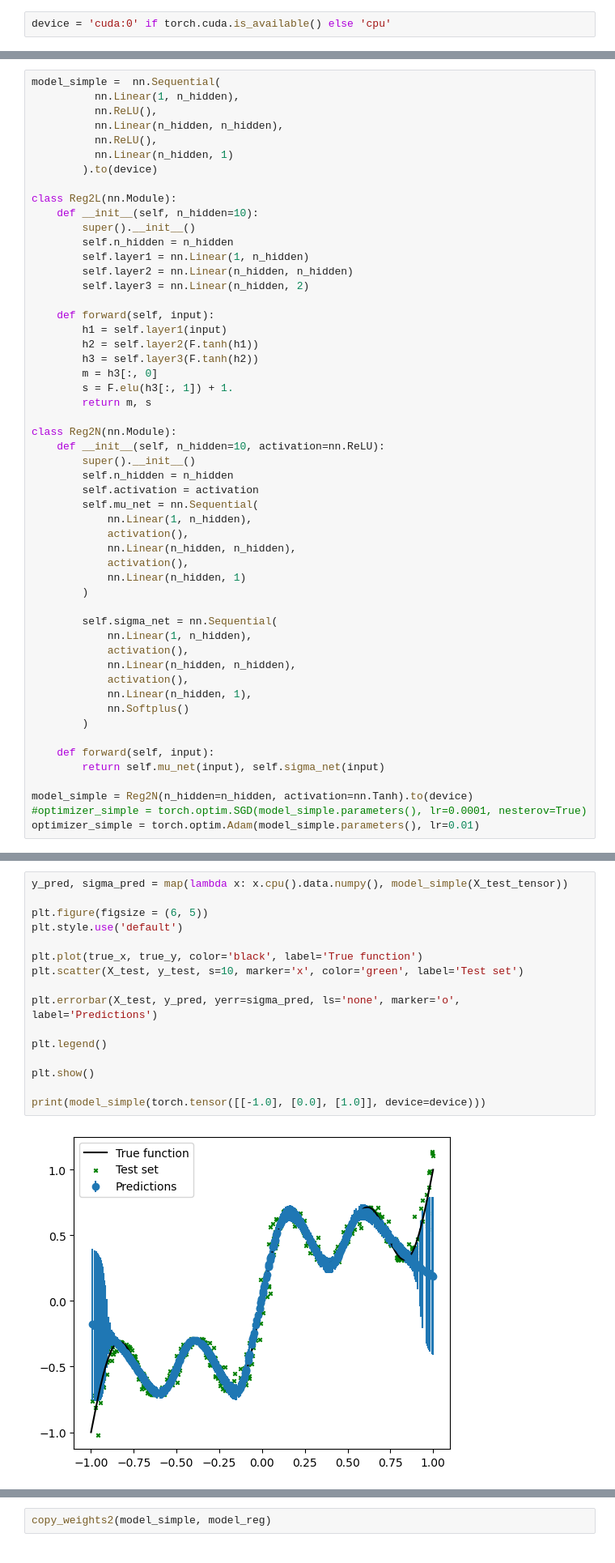
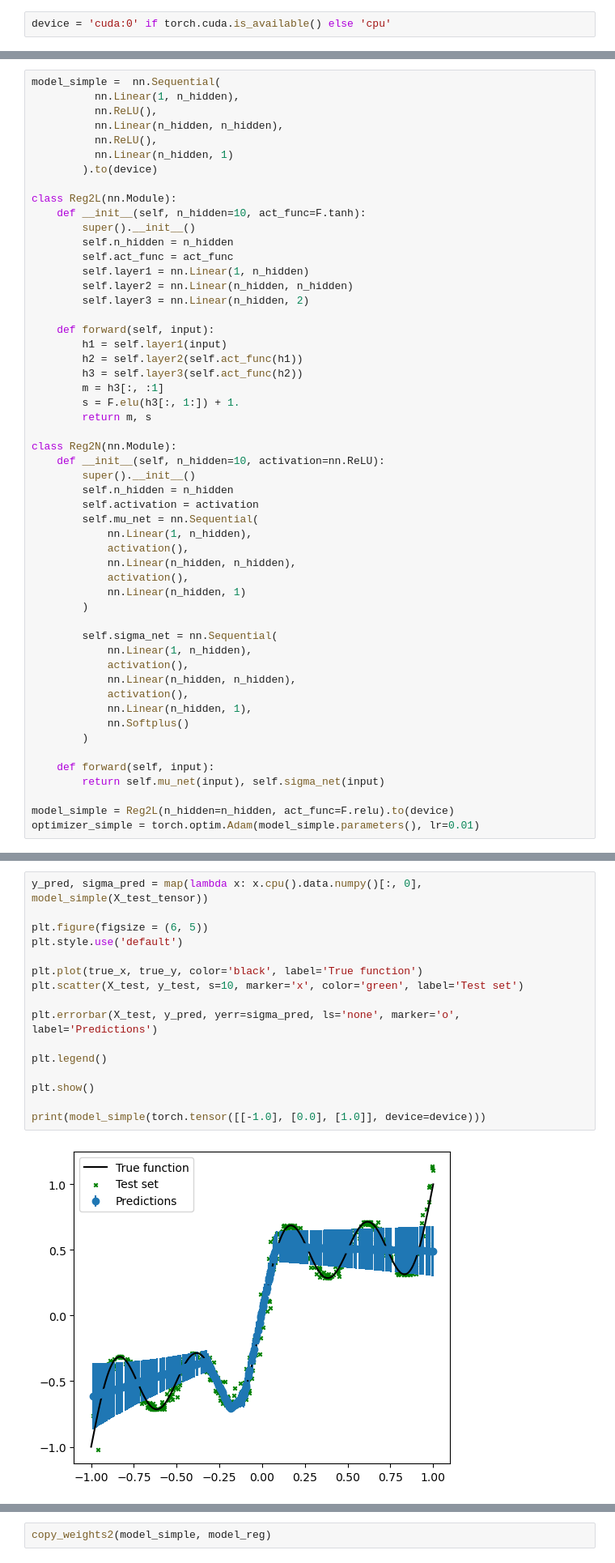
Before and after one commit to jetsnguns/bayesnn, a Jupyter notebook: bnn_reg_full.ipynb, the cells around one changed output, grey strips where cells are left out. Shown at 81% size. Saved outputs shown, nothing was run; the diff lists cells and outputs as text.

```diff
--- a/bnn_reg_full.ipynb
+++ b/bnn_reg_full.ipynb
@@ -175,19 +180,20 @@ model_simple =  nn.Sequential(
         ).to(device)
 
 class Reg2L(nn.Module):
-    def __init__(self, n_hidden=10):
+    def __init__(self, n_hidden=10, act_func=F.tanh):
         super().__init__()
         self.n_hidden = n_hidden
+        self.act_func = act_func
         self.layer1 = nn.Linear(1, n_hidden)
         self.layer2 = nn.Linear(n_hidden, n_hidden)
         self.layer3 = nn.Linear(n_hidden, 2)
 
     def forward(self, input):
         h1 = self.layer1(input)
-        h2 = self.layer2(F.tanh(h1))
-        h3 = self.layer3(F.tanh(h2))
-        m = h3[:, 0]
-        s = F.elu(h3[:, 1]) + 1.
+        h2 = self.layer2(self.act_func(h1))
+        h3 = self.layer3(self.act_func(h2))
+        m = h3[:, :1]
+        s = F.elu(h3[:, 1:]) + 1.
         return m, s
 
 class Reg2N(nn.Module):
@@ -215,8 +221,7 @@ class Reg2N(nn.Module):
     def forward(self, input):
         return self.mu_net(input), self.sigma_net(input)
 
-model_simple = Reg2N(n_hidden=n_hidden, activation=nn.Tanh).to(device)
-#optimizer_simple = torch.optim.SGD(model_simple.parameters(), lr=0.0001, nesterov=True)
+model_simple = Reg2L(n_hidden=n_hidden, act_func=F.relu).to(device)
 optimizer_simple = torch.optim.Adam(model_simple.parameters(), lr=0.01)
 # %%
 num_epoches = 3000
@@ -261,18 +266,18 @@ Mean squared error at epoch number 2999 is 0.02550082467496395
 # %%
-y_pred, sigma_pred = map(lambda x: x.cpu().data.numpy(), model_simple(X_test_tensor))
+y_pred, sigma_pred = map(lambda x: x.cpu().data.numpy()[:, 0], model_simple(X_test_tensor))
 
 plt.figure(figsize = (6, 5))
 plt.style.use('default')
 
 plt.plot(true_x, true_y, color='black', label='True function')
 plt.scatter(X_test, y_test, s=10, marker='x', color='green', label='Test set')
 
 plt.errorbar(X_test, y_pred, yerr=sigma_pred, ls='none', marker='o', label='Predictions')
 
 plt.legend()
 
 plt.show()
 
 print(model_simple(torch.tensor([[-1.0], [0.0], [1.0]], device=device)))
 # %% [output]
-[figure, old version]
+[figure, new version]
```
Also changed, not shown: parts of 8 cells of this notebook, 4 other files.
